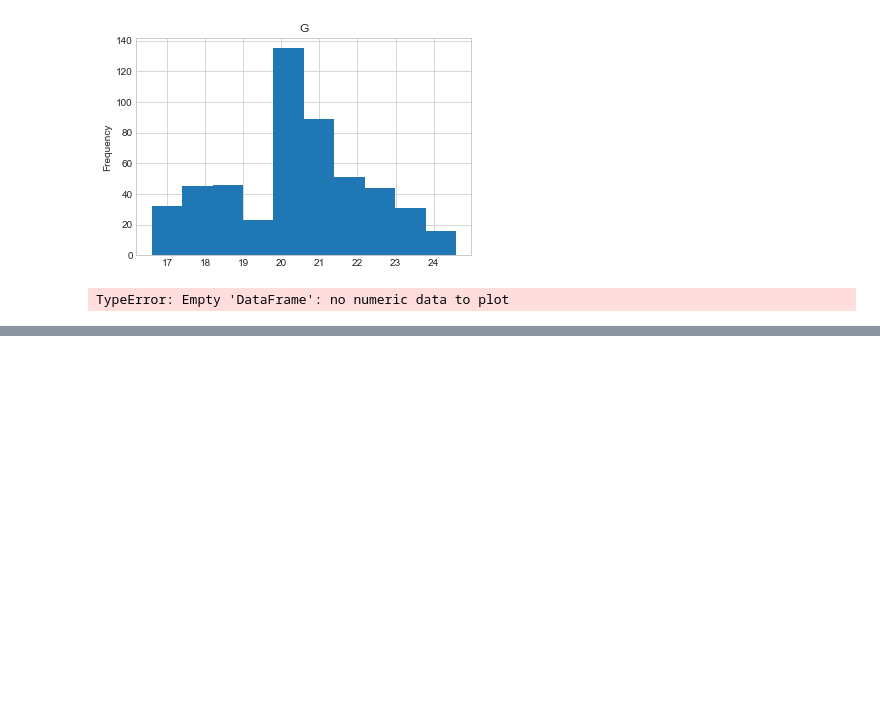
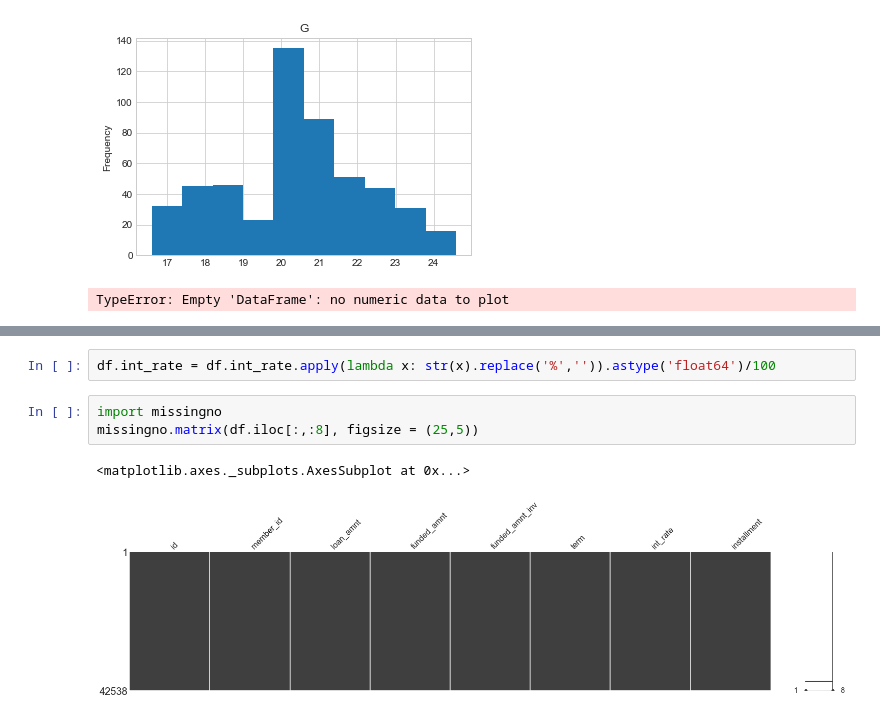
Before and after one commit to torben90/NF_Prj_LendingClub, a Jupyter notebook: sub_notebooks/Ini_EDA.ipynb, the cells around one changed output, grey strips where cells are left out. Saved outputs shown, nothing was run; the diff lists cells and outputs as text; blank space fills up the shorter version.

```diff
--- a/sub_notebooks/Ini_EDA.ipynb
+++ b/sub_notebooks/Ini_EDA.ipynb
@@ -148,0 +197,8 @@ TypeError: Empty 'DataFrame': no numeric data to plot
+# %%
+df.int_rate = df.int_rate.apply(lambda x: str(x).replace('%','')).astype('float64')/100
+# %%
+import missingno
+missingno.matrix(df.iloc[:,:8], figsize = (25,5))
+# %% [output]
+<matplotlib.axes._subplots.AxesSubplot at 0x...>
+[figure, added]
```
Also changed, not shown: parts of 11 cells of this notebook, 1 other file.
